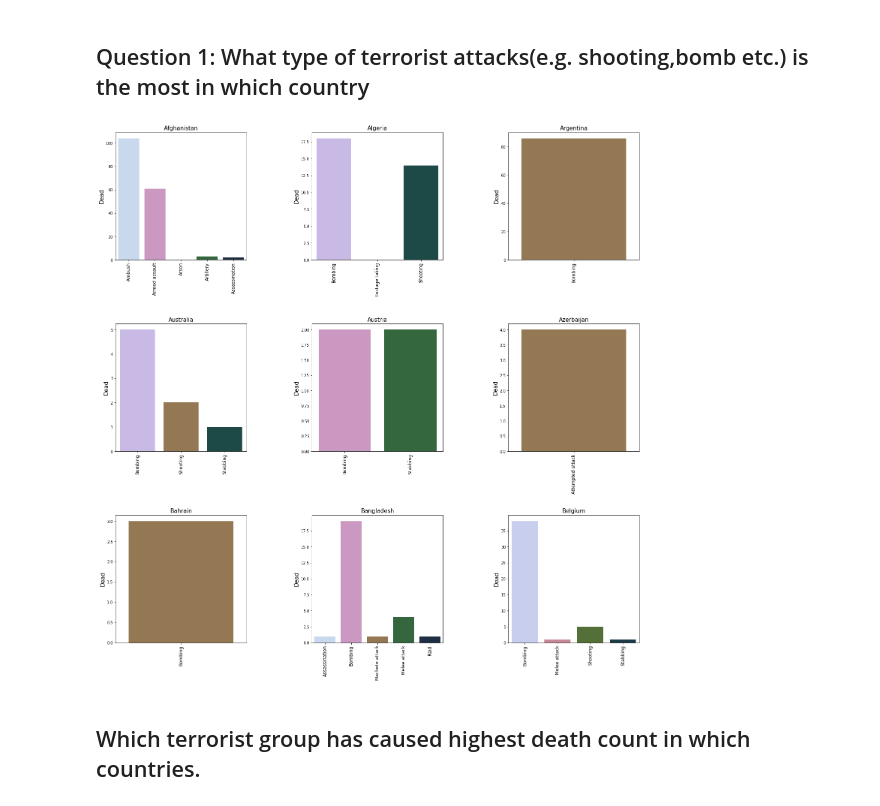
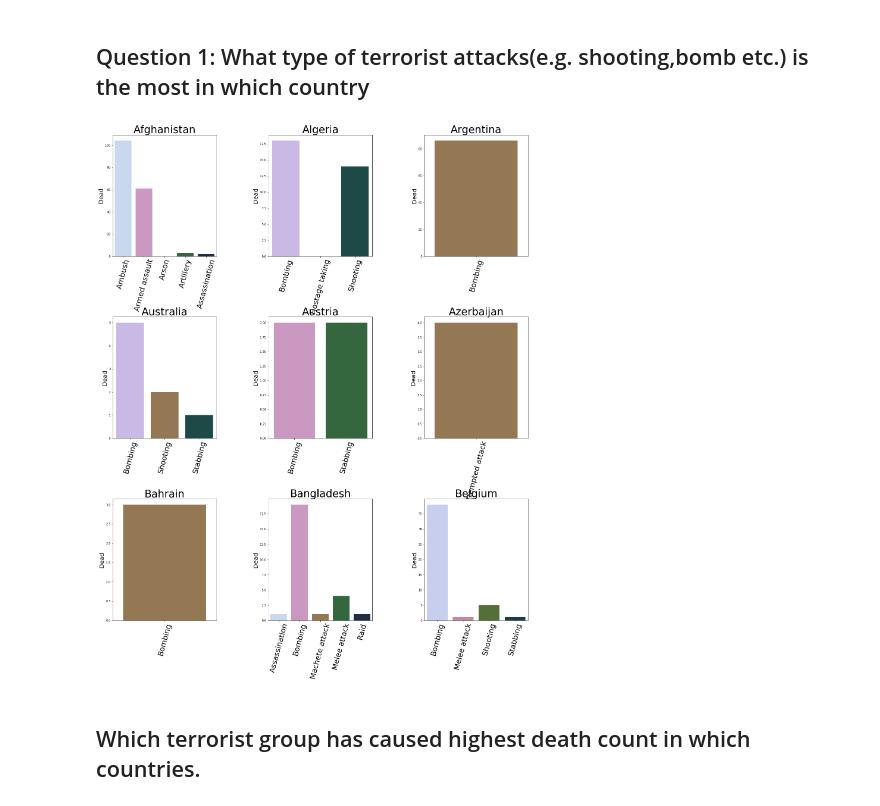
Before and after one commit to SupChanda/Predicting-perpetrators-of-global-terrorism, a Jupyter notebook: Predicting Perpetrator using Machine Learning algorithm.ipynb, the cells around one changed output. Saved outputs shown, nothing was run; the diff lists cells and outputs as text; code cells hidden in the pictures.

Commit message:
The new file with updated visualizations as mentioned by Prof.

```diff
--- a/Predicting Perpetrator using Machine Learning algorithm.ipynb
+++ b/Predicting Perpetrator using Machine Learning algorithm.ipynb
@@ -425,21 +474,21 @@ groupByCountry = TerrorDTframe_notna.groupby(['Location','Type']).agg({'Dead':np
 groupByCountry = groupByCountry.reset_index(drop=False)
 # %%
 i=1
-fig=plt.figure(figsize=(25,25))
+fig=plt.figure(figsize=(25,30))
 fig.subplots_adjust(wspace=0.5,hspace=0.5)
 for key,value in groupByCountry.groupby('Location'):
     if value.Dead.sum() > 0:
         ax= fig.add_subplot(3,3,i)
         ax = sns.barplot(x=value['Type'][0:5],y=value['Dead'][0:5],palette='cubehelix_r')
         i+=1
-        plt.title(key,fontsize=15)
-        plt.xticks(rotation=90,fontsize=12)
-        plt.ylabel('Dead',fontsize=15)
+        plt.title(key,fontsize=35)
+        plt.xticks(rotation=75,fontsize=25)
+        plt.ylabel('Dead',fontsize=20)
         plt.xlabel('')
         if i ==10:
             break
 # %% [output]
-[figure, old version]
+[figure, new version]
 # %% [markdown]
 ## Which terrorist group has caused highest death count in which countries.
 # %%
```
Also changed, not shown: parts of 23 cells of this notebook.
